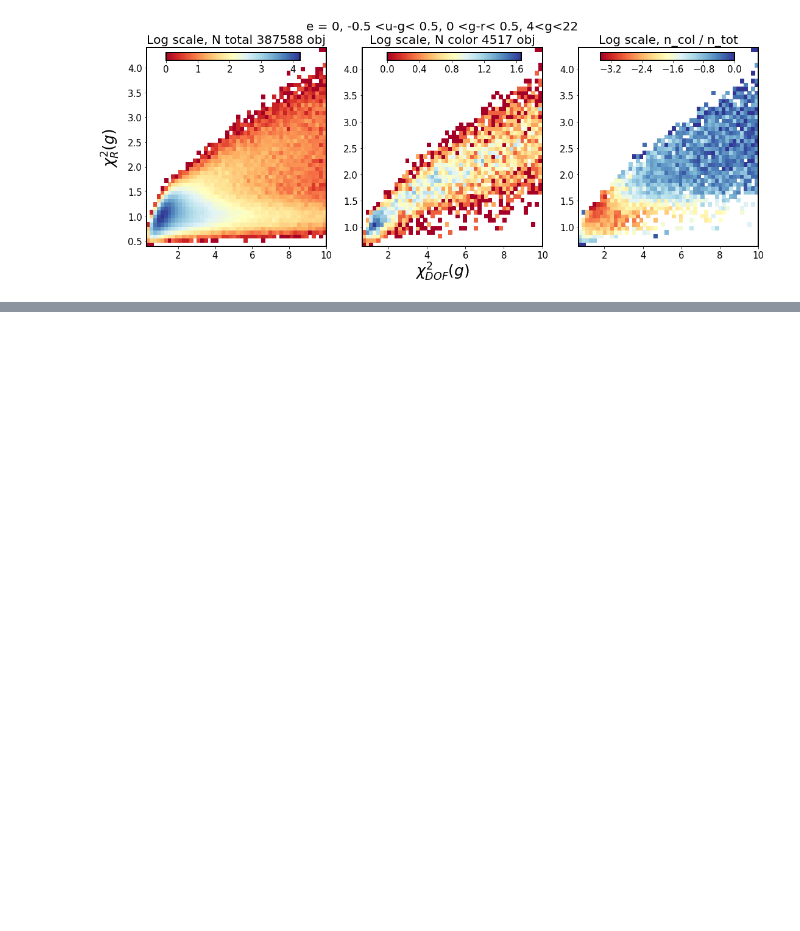
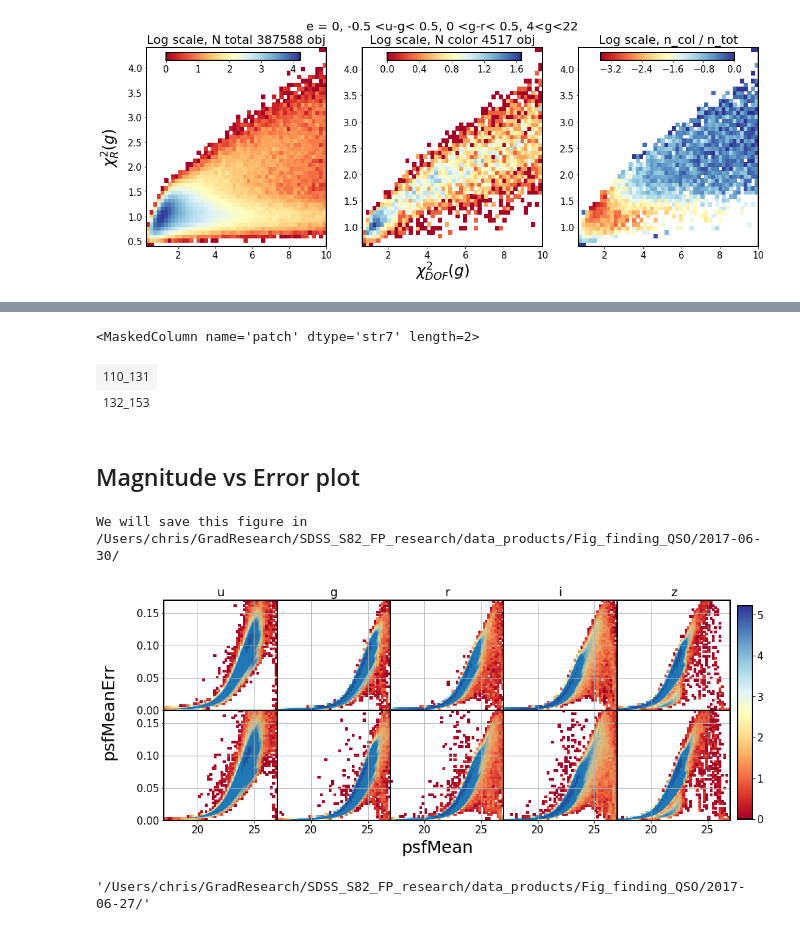
Before and after one commit to suberlak/SDSS_S82_FP_research, a Jupyter notebook: code/06.2017_SDSS_finding_QSO.ipynb, the cells around one changed output, grey strips where cells are left out. Cells and saved outputs as stored; diff of their text form; code cells hidden in the pictures; blank space fills up the shorter version.

```diff
--- a/code/06.2017_SDSS_finding_QSO.ipynb
+++ b/code/06.2017_SDSS_finding_QSO.ipynb
@@ -640,0 +709,78 @@ Saved as /Users/chris/GradResearch/SDSS_S82_FP_research/data_products/Fig_findin
+# %%
+m = (329 <data['ra'].data.data)*(data['ra'].data.data < 333)
+np.unique(data[m]['patch'])
+# %% [output]
+<MaskedColumn name='patch' dtype='str7' length=2>
+| 110_131 |
+| 132_153 |
+# %% [markdown]
+## Magnitude vs Error plot
+# %%
+# Make a dir to store all data
+
+outDir = os.path.join(os.getcwd()[:-4],'data_products/'+'Fig_finding_QSO',
+                      datetime.datetime.now().strftime('%Y-%m-%d')+ '/')
+if not os.path.exists(outDir): os.system('mkdir %s' % outDir)
+print('We will save this figure in  %s'%outDir)
+# %% [output]
+We will save this figure in  /Users/chris/GradResearch/SDSS_S82_FP_research/data_products/Fig_finding_QSO/2017-06-30/
+# %%
+data_sub = data
+# %%
+%matplotlib inline
+fig,ax = plt.subplots(2,5, figsize=(15,6), sharey =True, sharex=True)
+
+for e in [0,1] :
+    mask_ext = data_sub['extendedness'].data.data == e
+
+    cmap = plt.cm.get_cmap('RdYlBu')
+
+    for col, f in zip([0,1,2,3,4], ['u', 'g','r','i','z']):
+        row = e
+        mag = data_sub[f+'psfMean_all'].data.data[mask_ext]
+        magerr = data_sub[f+'psfMeanErr_all'].data.data[mask_ext]
+        xmin,xmax = 17, 27
+        ymin,ymax = 0, 0.17
+        mask_x = (xmin < mag) * (mag < xmax)
+        mask_y = (ymin < magerr) * (magerr < ymax)
+        m = mask_x * mask_y
+
+        x = mag[m]
+        y = magerr[m]
+
+        stats = binned_statistic_2d(x=x, y=y,  values=x,
+                                    statistic='count', bins=50)
+
+        z_sigma, x_edges, y_edges = stats[0], stats[1], stats[2]
+        z_sigma[np.isnan(z_sigma)] =0 # replace all nan's by 0 ...
+        z_reduce  =  z_sigma
+        z_min, z_max = z_reduce.min(), np.abs(z_reduce).max()
+        z_rot = np.rot90(z_reduce)  # rotate and flip to properly display...
+        z_rot_flip = np.flipud(z_rot)
+        z_masked = np.ma.masked_where(z_rot_flip == 0 , z_rot_flip)
+
+        image = ax[row,col].pcolormesh(x_edges,y_edges,np.log10(z_masked), cmap=cmap)
+
+        ax[row,col].scatter(mag,magerr,s=0.0001)
+        ax[row,col].set_ylim(ymin, ymax)
+        ax[row,col].set_xlim(xmin, xmax)
+        ax[row,col].grid()
+
+for col, f in zip([0,1,2,3,4], ['u', 'g','r','i','z']):
+    ax[0,col].set_title(f, fontsize=18)
+
+cax = fig.add_axes([0.91, 0.13, 0.02, 0.73])  # x0,y0,dx,dy
+colorbar = fig.colorbar(image,  cax=cax, orientation='vertical')
+
+Xlabel = 'psfMean'
+Ylabel = 'psfMeanErr'
+fig.text(0.5, 0.03, Xlabel, ha='center', va='center', fontsize=25)
+fig.text(0.05, 0.5, Ylabel, ha='center', va='center', rotation='vertical', fontsize=25)
+fig.subplots_adjust(hspace=0, wspace=0)
+plt.savefig(outDir + 'mag-error.png' ,bbox_inches='tight')
+# %% [output]
+[figure, added]
+# %%
+outDir
+# %% [output]
+'/Users/chris/GradResearch/SDSS_S82_FP_research/data_products/Fig_finding_QSO/2017-06-27/'
```
Also changed, not shown: parts of 6 cells of this notebook, 2 other files.
